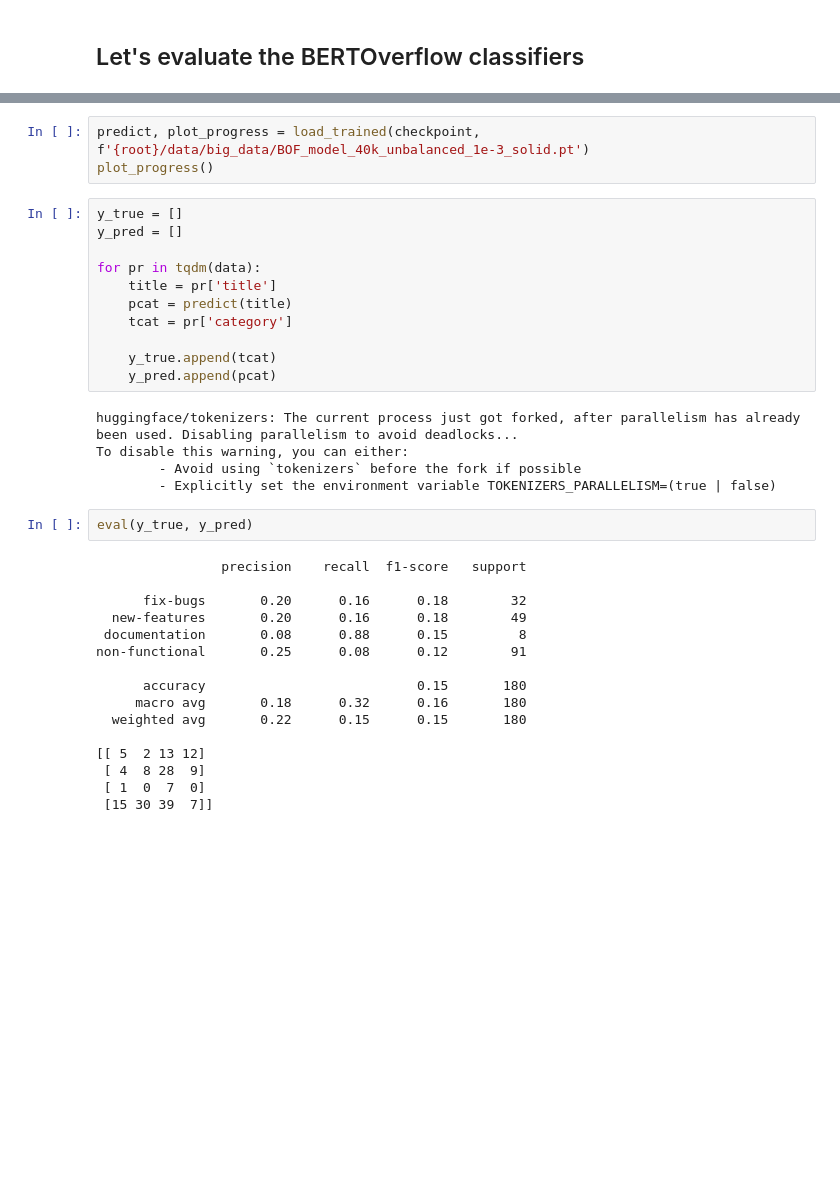
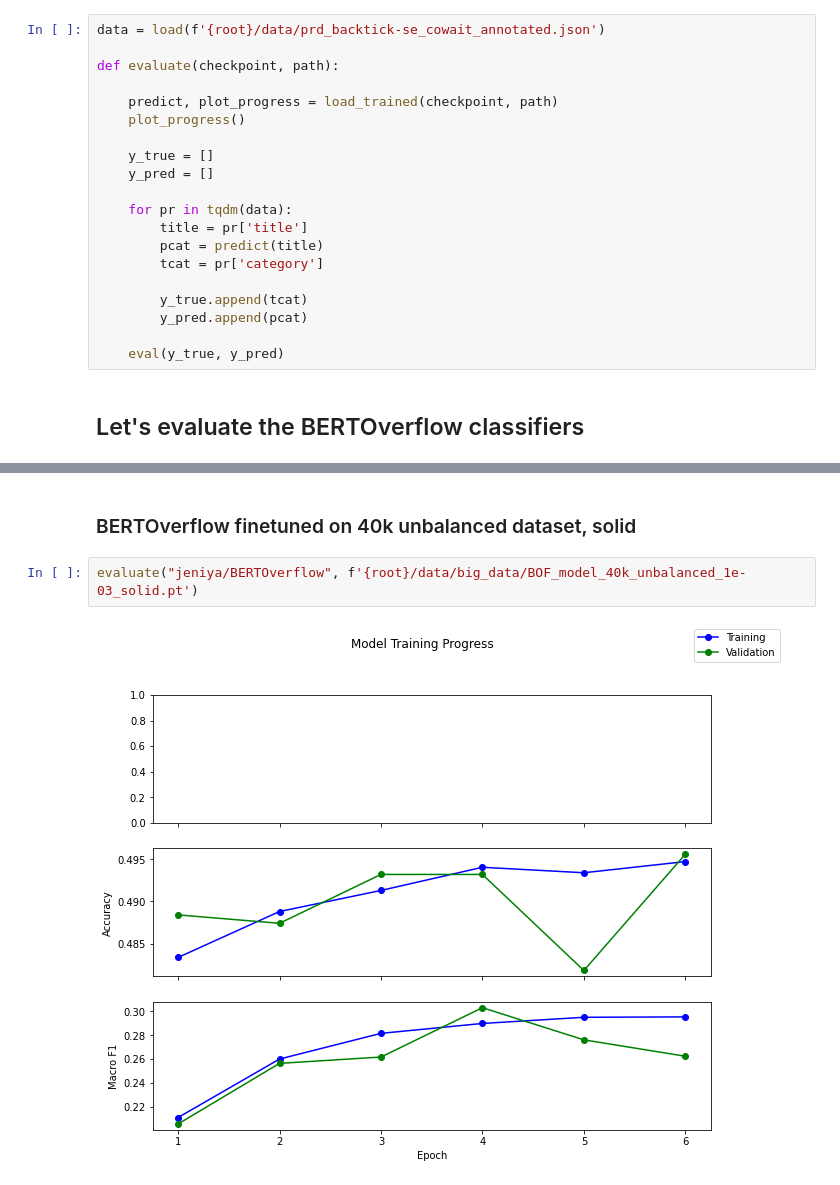
Before and after one commit to backtick-se/docks-master-thesis, a Jupyter notebook: notebooks/bertoverflow_on_cowait.ipynb, the cells around one changed output, grey strips where cells are left out. Saved outputs shown, nothing was run; the diff lists cells and outputs as text; blank space fills up the shorter version.

```diff
--- a/notebooks/bertoverflow_on_cowait.ipynb
+++ b/notebooks/bertoverflow_on_cowait.ipynb
@@ -6,5 +6,25 @@ from tqdm import tqdm
 import torch
 # %%
 root = f'{getcwd()}/..'
+# %%
+data = load(f'{root}/data/prd_backtick-se_cowait_annotated.json')
+
+def evaluate(checkpoint, path):
+
+    predict, plot_progress = load_trained(checkpoint, path)
+    plot_progress()
+
+    y_true = []
+    y_pred = []
+
+    for pr in tqdm(data):
+        title = pr['title']
+        pcat = predict(title)
+        tcat = pr['category']
+
+        y_true.append(tcat)
+        y_pred.append(pcat)
+
+    eval(y_true, y_pred)
 # %% [markdown]
 ## Let's evaluate the BERTOverflow classifiers
@@ -21,37 +52,6 @@ You should probably TRAIN this model on a down-stream task to be able to use it
-# %%
-predict, plot_progress = load_trained(checkpoint, f'{root}/data/big_data/BOF_model_40k_unbalanced_1e-3_solid.pt')
-plot_progress()
-# %%
-y_true = []
-y_pred = []
-
-for pr in tqdm(data):
-    title = pr['title']
-    pcat = predict(title)
-    tcat = pr['category']
-
-    y_true.append(tcat)
-    y_pred.append(pcat)
-# %% [output]
-huggingface/tokenizers: The current process just got forked, after parallelism has already been used. Disabling parallelism to avoid deadlocks...
-To disable this warning, you can either:
-        - Avoid using `tokenizers` before the fork if possible
-        - Explicitly set the environment variable TOKENIZERS_PARALLELISM=(true | false)
-# %%
-eval(y_true, y_pred)
-# %% [output]
-                precision    recall  f1-score   support
-
-      fix-bugs       0.20      0.16      0.18        32
-  new-features       0.20      0.16      0.18        49
- documentation       0.08      0.88      0.15         8
-non-functional       0.25      0.08      0.12        91
-
-      accuracy                           0.15       180
-     macro avg       0.18      0.32      0.16       180
-  weighted avg       0.22      0.15      0.15       180
-
-[[ 5  2 13 12]
- [ 4  8 28  9]
- [ 1  0  7  0]
- [15 30 39  7]]
+# %% [markdown]
+### BERTOverflow finetuned on 40k unbalanced dataset, solid
+# %%
+evaluate("jeniya/BERTOverflow", f'{root}/data/big_data/BOF_model_40k_unbalanced_1e-03_solid.pt')
+# %% [output]
+[figure, added]
```
Also changed, not shown: parts of 6 cells of this notebook, 1 other file.
